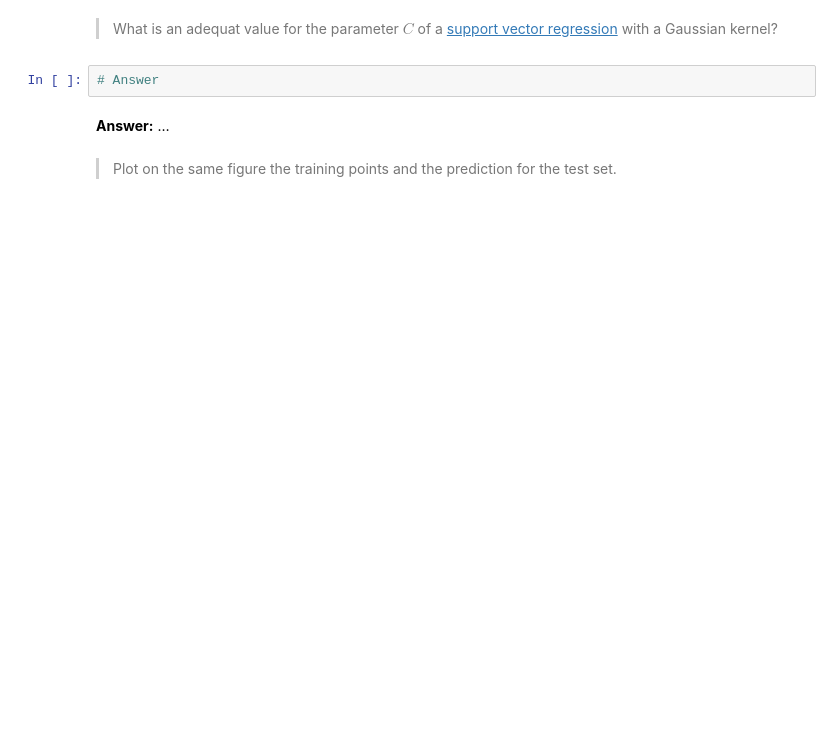
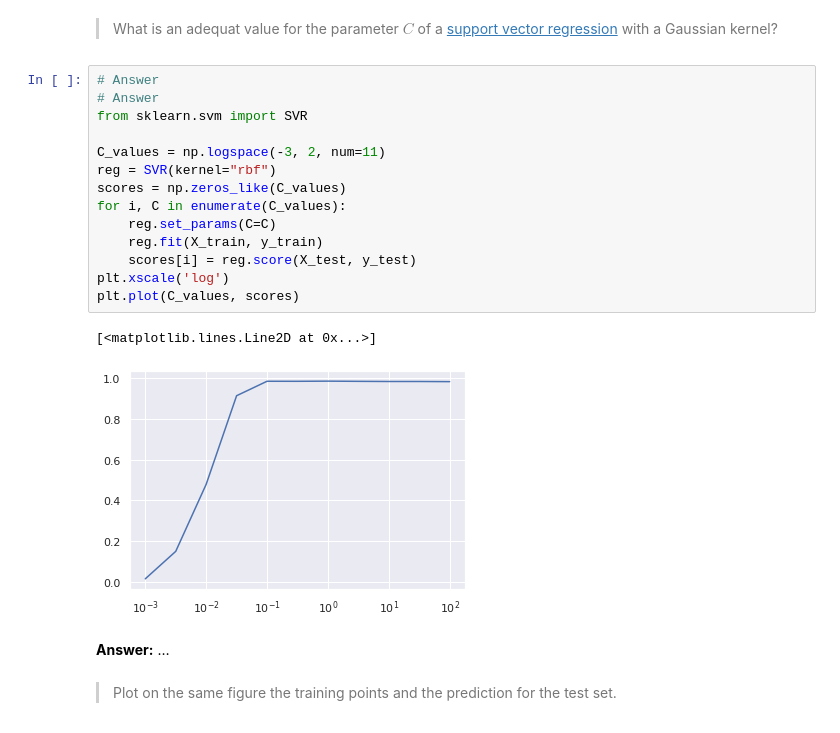
Before and after one commit to YunfeiZHAO/m2a_sorbonne, a Jupyter notebook: TP/IAS/TP02/2-SVM_student.ipynb, the cells around one changed output. Cells and saved outputs as stored; diff of their text form; blank space fills up the shorter version.

```diff
--- a/TP/IAS/TP02/2-SVM_student.ipynb
+++ b/TP/IAS/TP02/2-SVM_student.ipynb
@@ -121,7 +179,22 @@ plt.scatter(X_train, y_train)
 # %% [markdown]
 >What is an adequat value for the parameter $C$ of a [support vector regression](https://scikit-learn.org/stable/modules/generated/sklearn.svm.SVR.html) with a Gaussian kernel?
-# %%
-# Answer
+# %%
+# Answer
+# Answer
+from sklearn.svm import SVR
+
+C_values = np.logspace(-3, 2, num=11)
+reg = SVR(kernel="rbf")
+scores = np.zeros_like(C_values)
+for i, C in enumerate(C_values):
+    reg.set_params(C=C)
+    reg.fit(X_train, y_train)
+    scores[i] = reg.score(X_test, y_test)
+plt.xscale('log')
+plt.plot(C_values, scores)
+# %% [output]
+[<matplotlib.lines.Line2D at 0x...>]
+[figure, added]
 # %% [markdown]
 **Answer:**
 …
```
Also changed, not shown: parts of 16 cells of this notebook, 2 other files.
